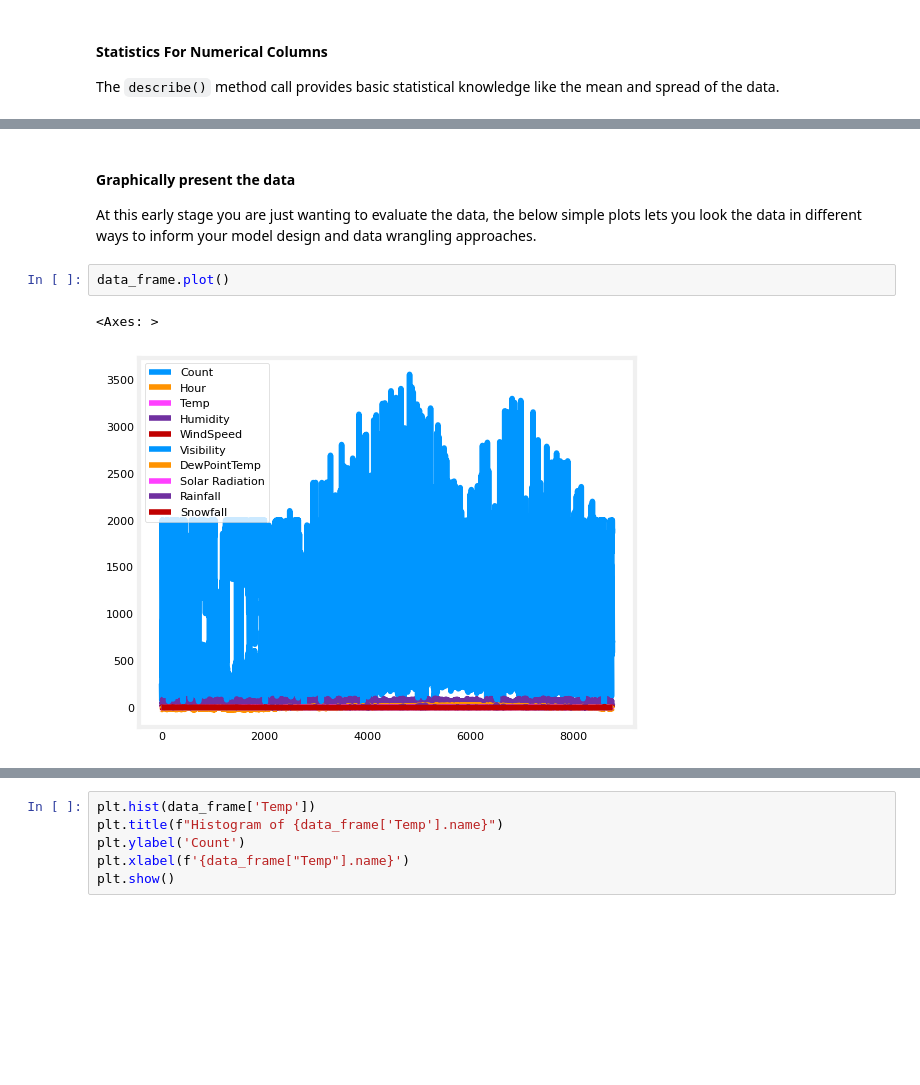
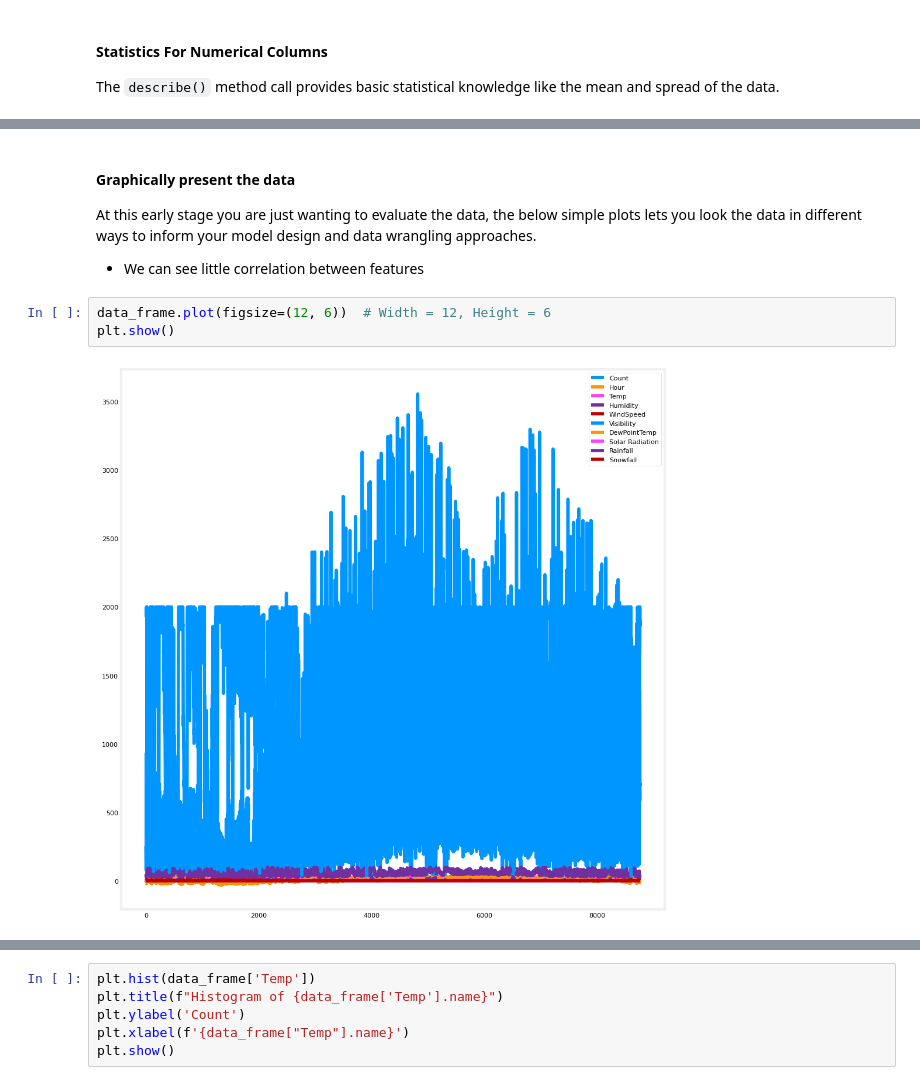
Before and after one commit to TempeHS/2025SE-Roman.L-Task2, a Jupyter notebook: 2.model_development/2.1.data_wrangling/2.1.1.data_preview.ipynb, the cells around one changed output, grey strips where cells are left out. Cells and saved outputs as stored; diff of their text form; blank space fills up the shorter version.

```diff
--- a/2.model_development/2.1.data_wrangling/2.1.1.data_preview.ipynb
+++ b/2.model_development/2.1.data_wrangling/2.1.1.data_preview.ipynb
@@ -82,8 +84,10 @@ data_frame.describe()
 #### Graphically present the data
 
 At this early stage you are just wanting to evaluate the data, the below simple plots lets you look the data in different ways to inform your model design and data wrangling approaches.
+
+* We can see little correlation between features
-# %%
-data_frame.plot()
-# %% [output]
-<Axes: >
-[figure, removed]
+# %%
+data_frame.plot(figsize=(12, 6))  # Width = 12, Height = 6
+plt.show()
+# %% [output]
+[figure, added]
```
Also changed, not shown: parts of 6 cells of this notebook, 9 other files.
